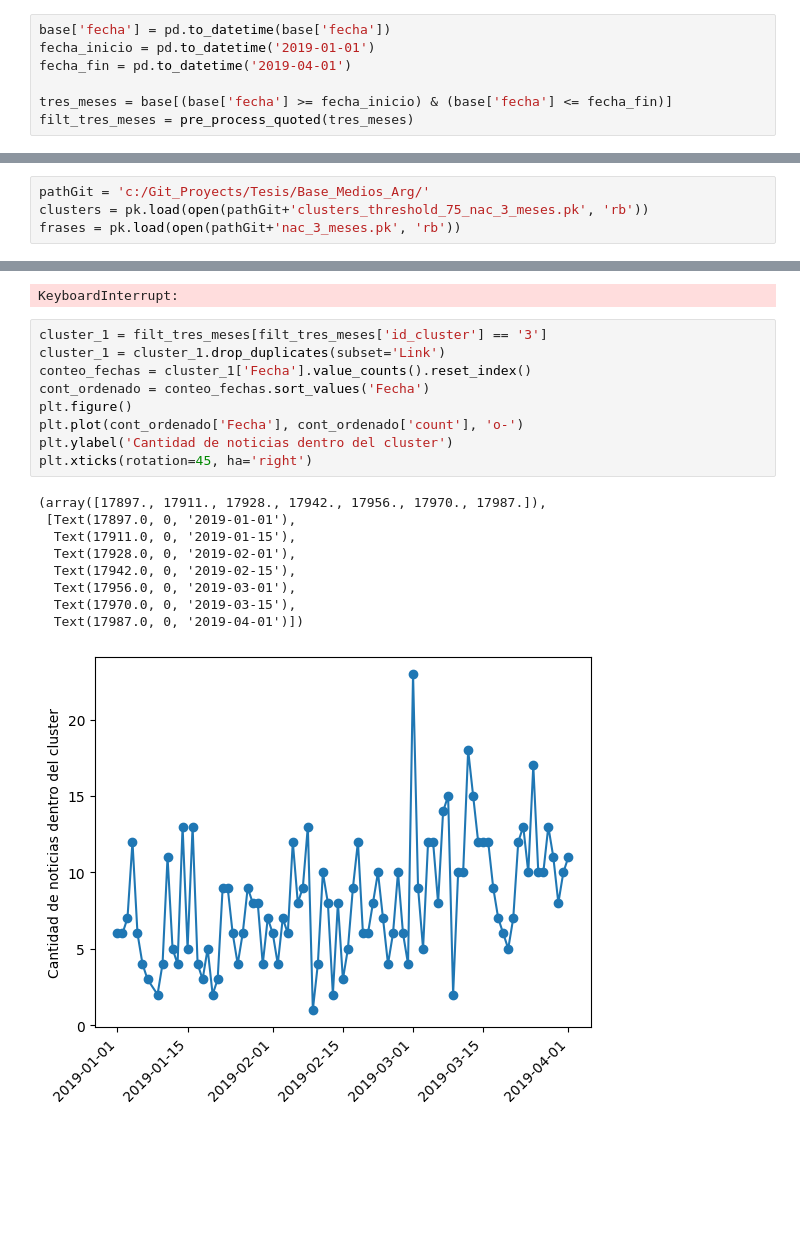
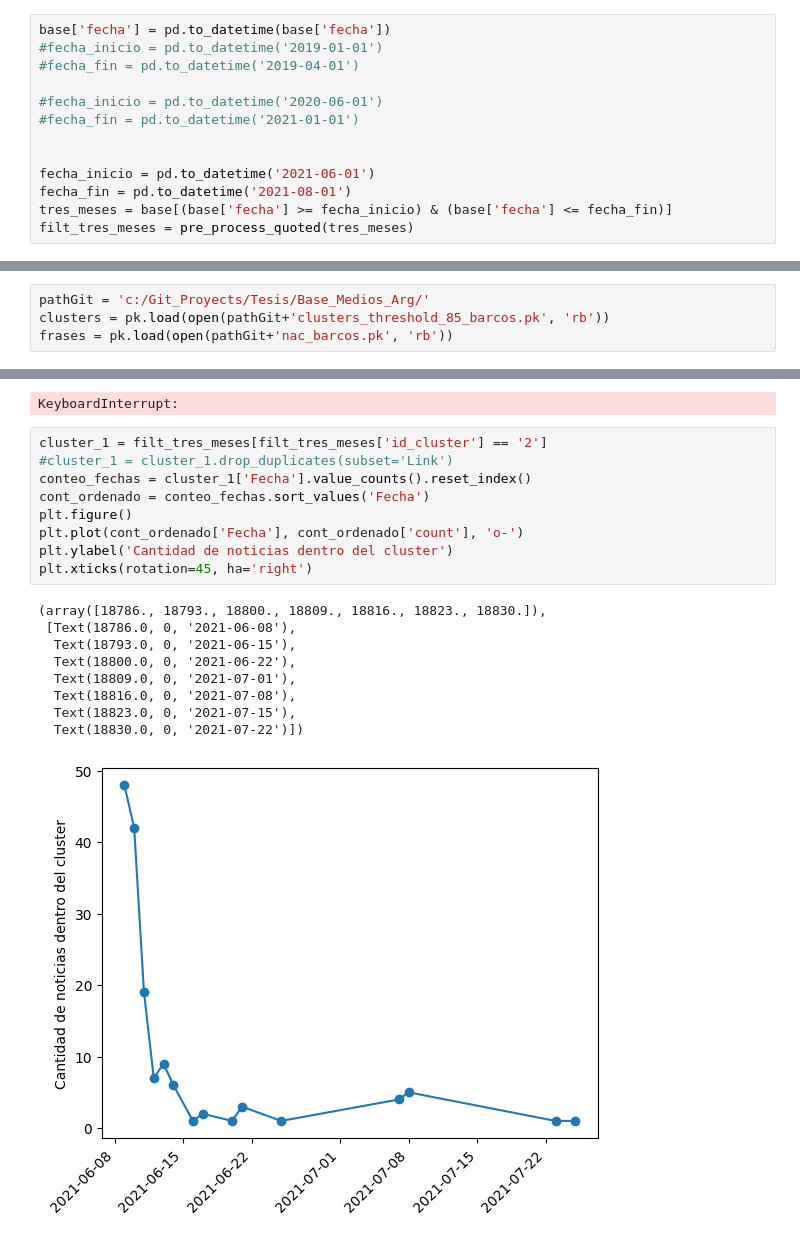
Before and after one commit to Ale-Mildiner/Tesis, a Jupyter notebook: Base_Medios_Arg/series_temporales_clusters.ipynb, the cells around one changed output, grey strips where cells are left out. Drawn from its saved outputs; the diff is of its cells as text; blank space fills up the shorter version.

Commit message:
modificiacion de quited phrases, series temporales ( que salio) y rand index, ademas agrego dos archivos de clusters y de frases relacionada a la frase de los argentinos vinimos en barcos

```diff
--- a/Base_Medios_Arg/series_temporales_clusters.ipynb
+++ b/Base_Medios_Arg/series_temporales_clusters.ipynb
@@ -44,9 +44,15 @@ def pre_process_quoted(df):
     return df_quoutes_pf
 # %%
 base['fecha'] = pd.to_datetime(base['fecha'])
-fecha_inicio = pd.to_datetime('2019-01-01')
-fecha_fin = pd.to_datetime('2019-04-01')
+#fecha_inicio = pd.to_datetime('2019-01-01')
+#fecha_fin = pd.to_datetime('2019-04-01')
 
+#fecha_inicio = pd.to_datetime('2020-06-01')
+#fecha_fin = pd.to_datetime('2021-01-01')
+
+
+fecha_inicio = pd.to_datetime('2021-06-01')
+fecha_fin = pd.to_datetime('2021-08-01')
 tres_meses = base[(base['fecha'] >= fecha_inicio) & (base['fecha'] <= fecha_fin)]
 filt_tres_meses = pre_process_quoted(tres_meses)
 # %% [output]
@@ -62,8 +68,8 @@ See the caveats in the documentation: https://pandas.pydata.org/pandas-docs/stab
   df['citas']  = df['nota'].apply(extract_quotes)
 # %%
 pathGit = 'c:/Git_Proyects/Tesis/Base_Medios_Arg/'
-clusters = pk.load(open(pathGit+'clusters_threshold_75_nac_3_meses.pk', 'rb'))
-frases = pk.load(open(pathGit+'nac_3_meses.pk', 'rb'))
+clusters = pk.load(open(pathGit+'clusters_threshold_85_barcos.pk', 'rb'))
+frases = pk.load(open(pathGit+'nac_barcos.pk', 'rb'))
 # %%
 cluste_map = {frases[j]: str(i+1) for i, clus in enumerate(clusters) for j in clus}
 # %%
@@ -96,24 +120,24 @@ for i in range(100000):
 41 =  67
 KeyboardInterrupt:
 # %%
-cluster_1 = filt_tres_meses[filt_tres_meses['id_cluster'] == '3']
-cluster_1 = cluster_1.drop_duplicates(subset='Link')
+cluster_1 = filt_tres_meses[filt_tres_meses['id_cluster'] == '2']
+#cluster_1 = cluster_1.drop_duplicates(subset='Link')
 conteo_fechas = cluster_1['Fecha'].value_counts().reset_index()
 cont_ordenado = conteo_fechas.sort_values('Fecha')
 plt.figure()
 plt.plot(cont_ordenado['Fecha'], cont_ordenado['count'], 'o-')
 plt.ylabel('Cantidad de noticias dentro del cluster')
 plt.xticks(rotation=45, ha='right')
 # %% [output]
-(array([17897., 17911., 17928., 17942., 17956., 17970., 17987.]),
- [Text(17897.0, 0, '2019-01-01'),
-  Text(17911.0, 0, '2019-01-15'),
-  Text(17928.0, 0, '2019-02-01'),
-  Text(17942.0, 0, '2019-02-15'),
-  Text(17956.0, 0, '2019-03-01'),
-  Text(17970.0, 0, '2019-03-15'),
-  Text(17987.0, 0, '2019-04-01')])
+(array([18786., 18793., 18800., 18809., 18816., 18823., 18830.]),
+ [Text(18786.0, 0, '2021-06-08'),
+  Text(18793.0, 0, '2021-06-15'),
+  Text(18800.0, 0, '2021-06-22'),
+  Text(18809.0, 0, '2021-07-01'),
+  Text(18816.0, 0, '2021-07-08'),
+  Text(18823.0, 0, '2021-07-15'),
+  Text(18830.0, 0, '2021-07-22')])
-[figure, old version]
+[figure, new version]
 # %%
 from collections import Counter
 frecuencia = Counter(cluste_map.values())
```
Also changed, not shown: parts of 9 cells of this notebook, 5 other files.
